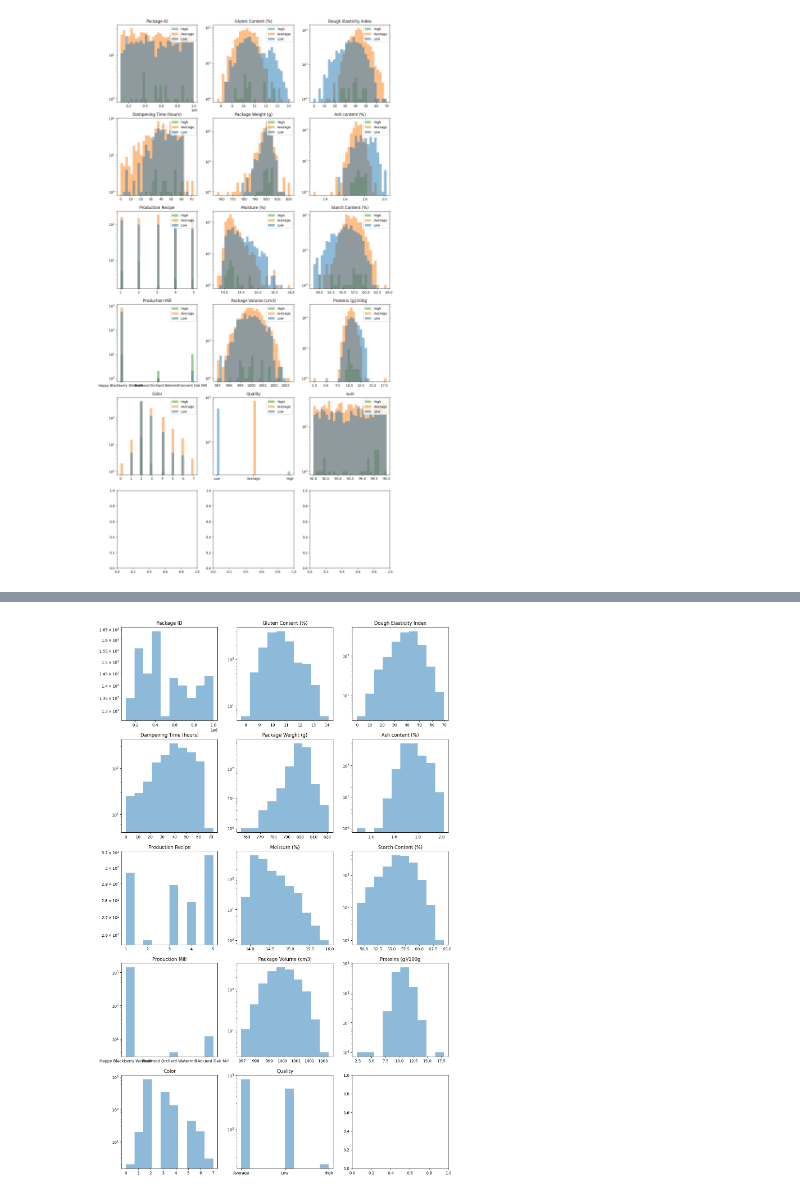
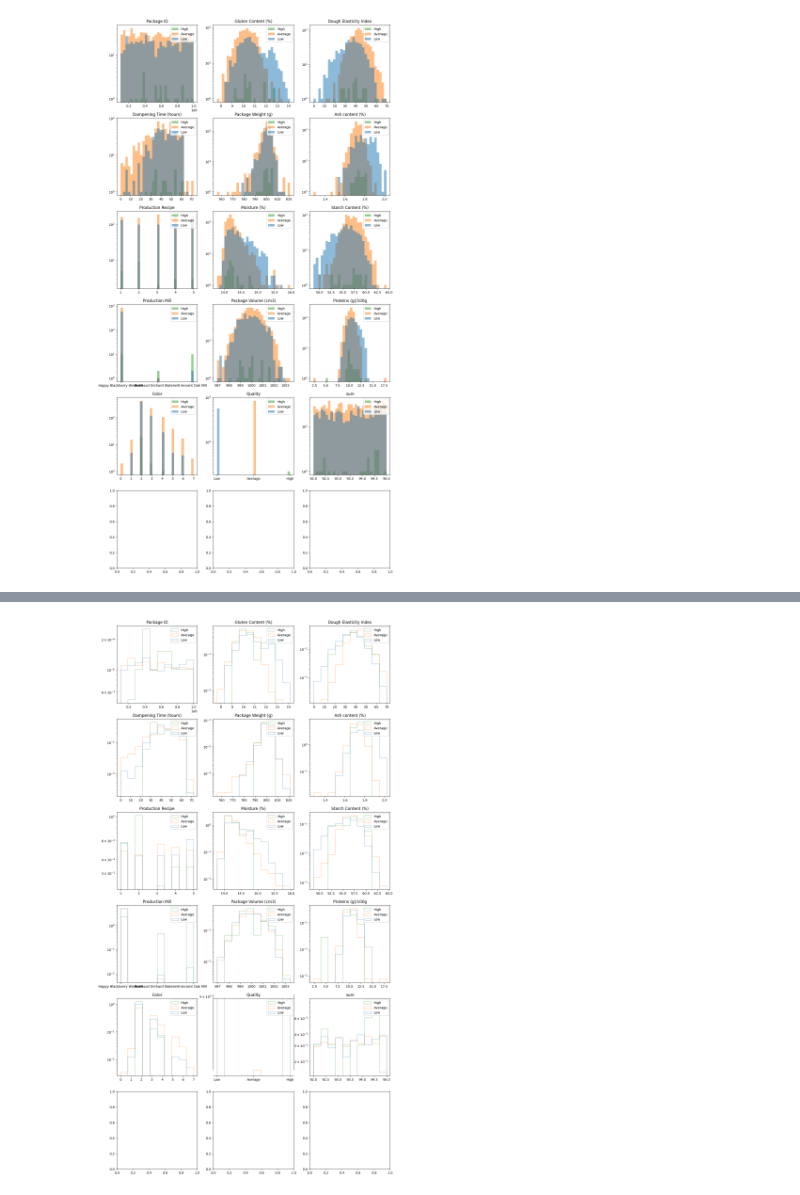
Before and after one commit to jmontejo/SDSC_exercise, a Jupyter notebook: DS exercise.ipynb, the cells around one changed output, grey strips where cells are left out. Drawn from its saved outputs; the diff is of its cells as text; code cells hidden in the pictures.

```diff
--- a/DS exercise.ipynb
+++ b/DS exercise.ipynb
@@ -112,4 +109,4 @@ plot_all([df_good[df_good[quality]==q] for q in label],label=label, density=True
-# %%
-plot_all([df_good])
-# %% [output]
-[figure, removed]
+# %%
+plot_all([df_good[df_good[quality]==q] for q in label],label=label, density=True, histtype='step')
+# %% [output]
+[figure, added]
```
Also changed, not shown: parts of 2 cells of this notebook, 2 other files.
